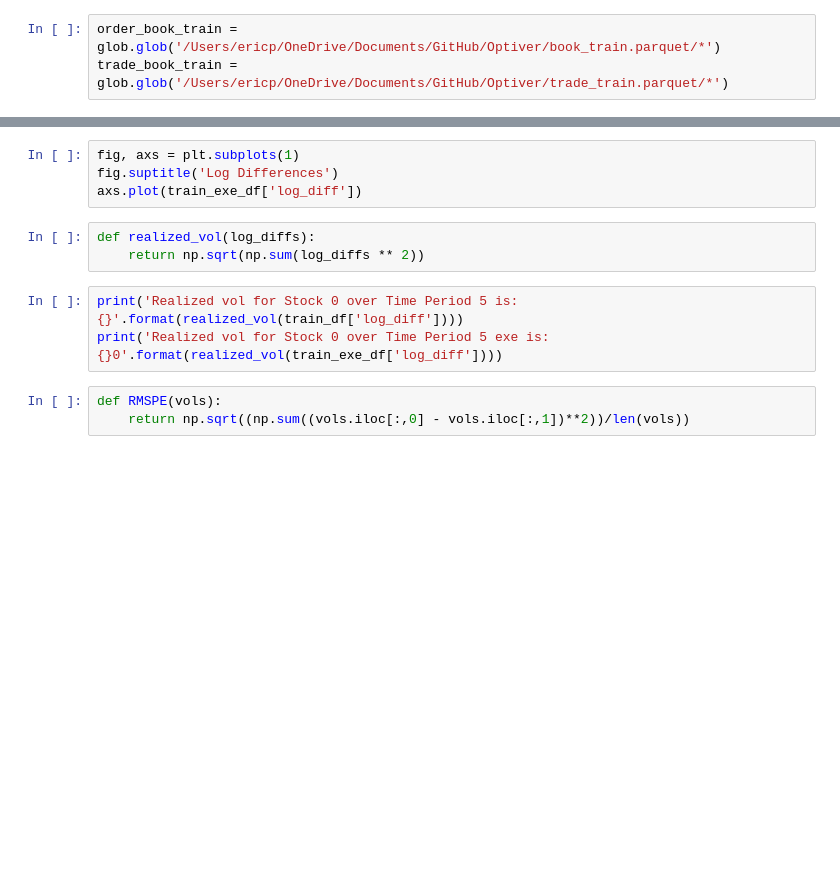
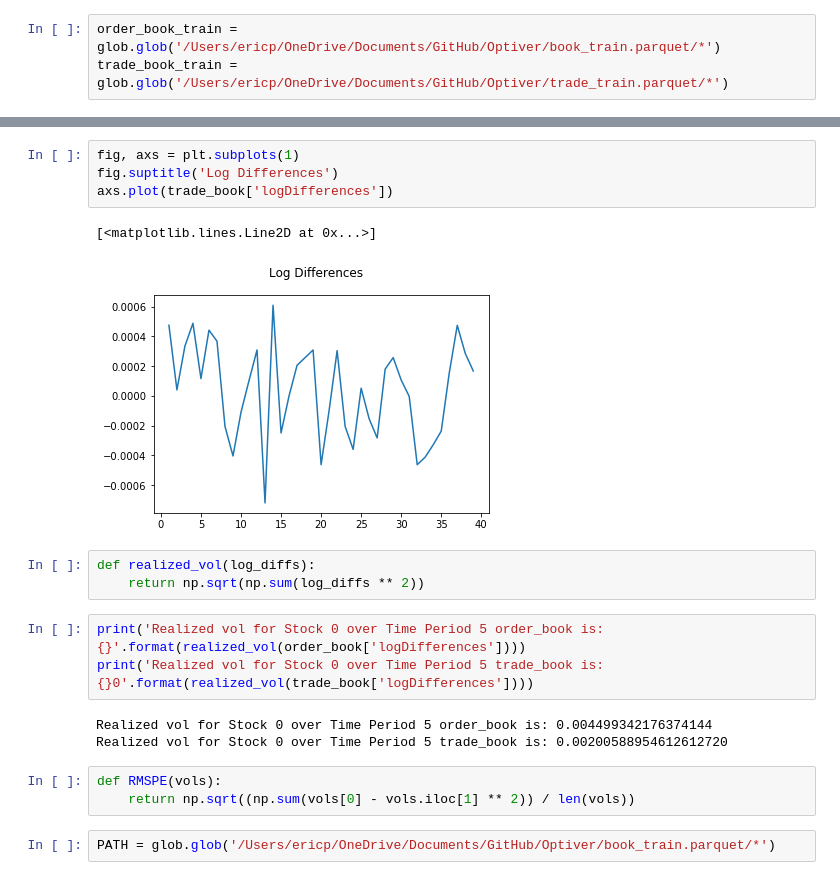
Before and after one commit to EricPPeterson/Optiver, a Jupyter notebook: Optiver.ipynb, the cells around one changed output, grey strips where cells are left out. Cells and saved outputs as stored; diff of their text form; blank space fills up the shorter version.

```diff
--- a/Optiver.ipynb
+++ b/Optiver.ipynb
@@ -88,13 +100,21 @@ axs.plot(train_df['log_diff'])
 # %%
 fig, axs = plt.subplots(1)
 fig.suptitle('Log Differences')
-axs.plot(train_exe_df['log_diff'])
+axs.plot(trade_book['logDifferences'])
+# %% [output]
+[<matplotlib.lines.Line2D at 0x...>]
+[figure, added]
 # %%
 def realized_vol(log_diffs):
     return np.sqrt(np.sum(log_diffs ** 2))
 # %%
-print('Realized vol for Stock 0 over Time Period 5 is: {}'.format(realized_vol(train_df['log_diff'])))
-print('Realized vol for Stock 0 over Time Period 5 exe is: {}0'.format(realized_vol(train_exe_df['log_diff'])))
+print('Realized vol for Stock 0 over Time Period 5 order_book is: {}'.format(realized_vol(order_book['logDifferences'])))
+print('Realized vol for Stock 0 over Time Period 5 trade_book is: {}0'.format(realized_vol(trade_book['logDifferences'])))
+# %% [output]
+Realized vol for Stock 0 over Time Period 5 order_book is: 0.004499342176374144
+Realized vol for Stock 0 over Time Period 5 trade_book is: 0.00200588954612612720
 # %%
 def RMSPE(vols):
-    return np.sqrt((np.sum((vols.iloc[:,0] - vols.iloc[:,1])**2))/len(vols))
+    return np.sqrt((np.sum(vols[0] - vols.iloc[1] ** 2)) / len(vols))
+# %%
+PATH = glob.glob('/Users/ericp/OneDrive/Documents/GitHub/Optiver/book_train.parquet/*')
```
Also changed, not shown: parts of 28 cells of this notebook.
